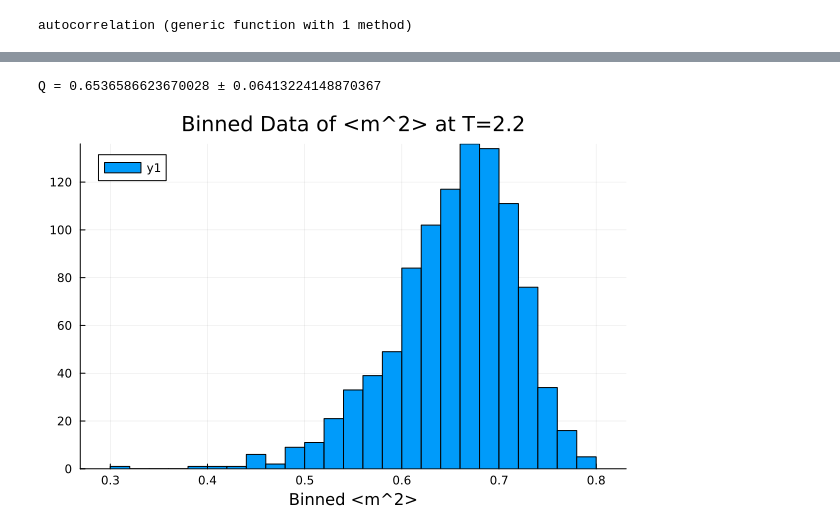
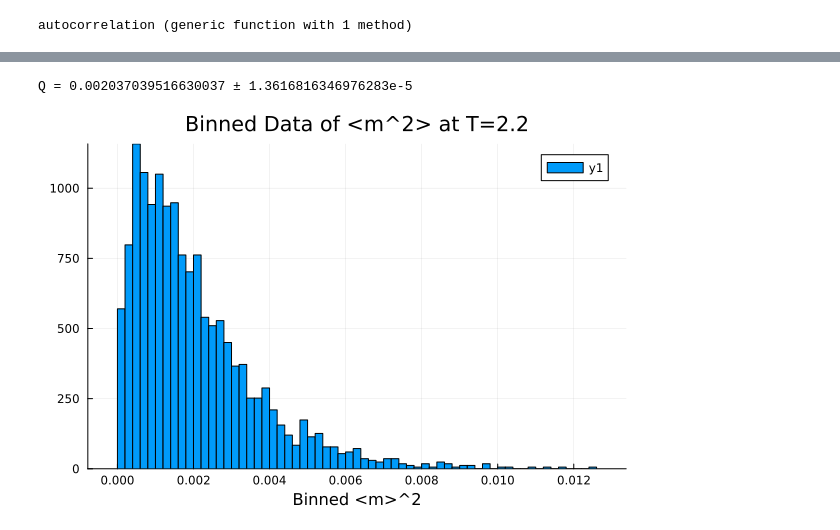
Before and after one commit to AyberkNardan/Monte-Carlo-Ising, a Jupyter notebook: examples/Auto_Correlation.ipynb, the cells around one changed output, grey strips where cells are left out. Saved outputs shown, nothing was run; the diff lists cells and outputs as text; code cells hidden in the pictures.

```diff
--- a/examples/Auto_Correlation.ipynb
+++ b/examples/Auto_Correlation.ipynb
@@ -168,27 +166,33 @@ plot!(p,t,auto_correlation_model(t,[A0,τ]),label="τ = $(round(τ,sigdigits=2))
 # %%
 #Binning Data to estimate the error of the mean
-function binning_data(data::Vector{Float64},bin_size::Int)
+function binning_data(data::Vector{Float64},l::Int,bin_size::Int)
     data_binned = []
-    for i in bin_size:bin_size:length(data)-bin_size
-        push!(data_binned,data[i:i+bin_size])
+
+    n_data = copy(data)
+    while l>0
+        for i in bin_size:bin_size:length(data)-bin_size
+            push!(data_binned,data[i:i+bin_size]/bin_size)
+        end
+        n_data = data_binned
+        l -= 1
     end
 
     B = length(data)
     B_data = []
     for i in 1:length(data_binned)
         mi = mean(data_binned[i])
         push!(B_data,mi)
     end
 
     B_mean = mean(B_data)
-    B_std = sqrt(mean(B_data.^2) - B_mean^2)
+    B_std = sqrt(var(B_data)/(length(B_data)-1))
 
     return B_mean, B_std, B_data
 end
 
-Binned = binning_data(m_sq_22,10)
+Binned = binning_data(m_sq_22,6,2)
 println("Q = $(Binned[1]) ± $(Binned[2])")
-histogram(Binned[3],xlabel="Binned <m^2>",title="Binned Data of <m^2> at T=2.2")
+histogram(Binned[3],xlabel="Binned <m>^2",title="Binned Data of <m^2> at T=2.2")
 # %% [output]
-Q = 0.6536586623670028 ± 0.06413224148870367
+Q = 0.002037039516630037 ± 1.3616816346976283e-5
-[figure, old version]
+[figure, new version]
```
Also changed, not shown: parts of 13 cells of this notebook, 4 other files.
